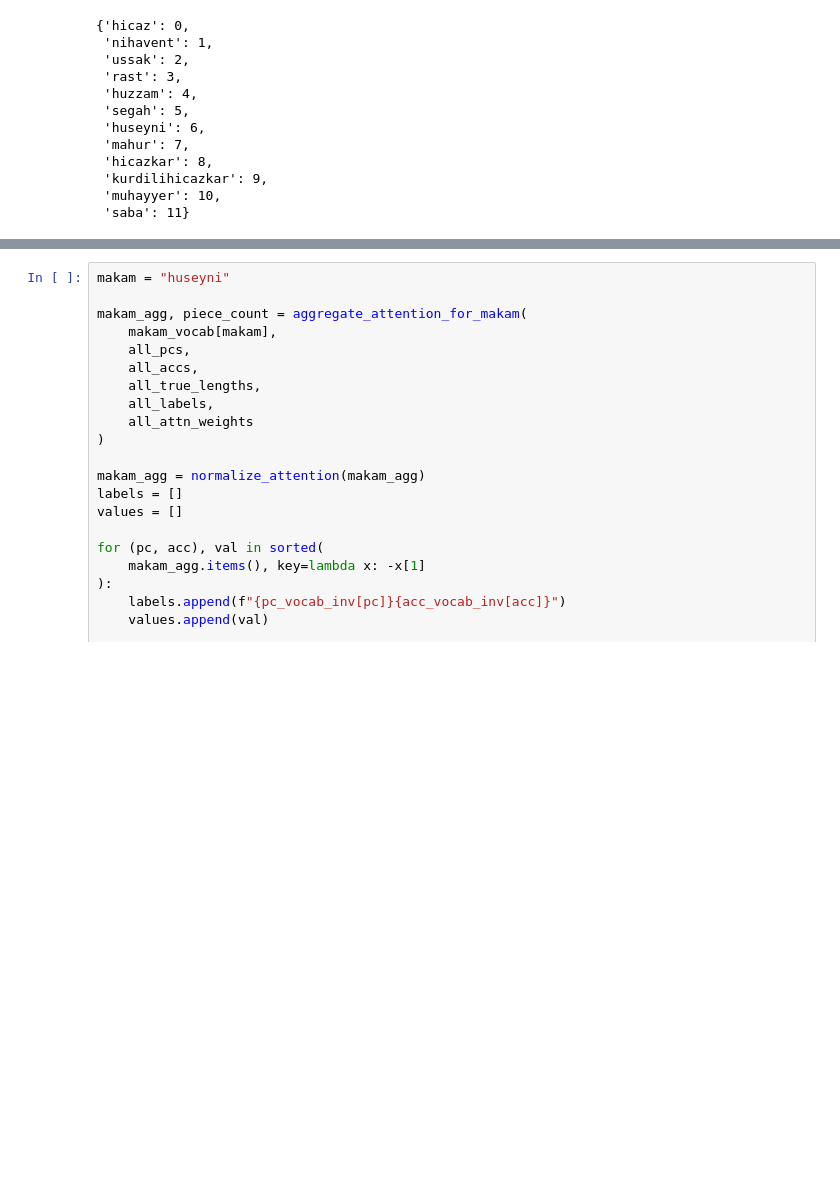
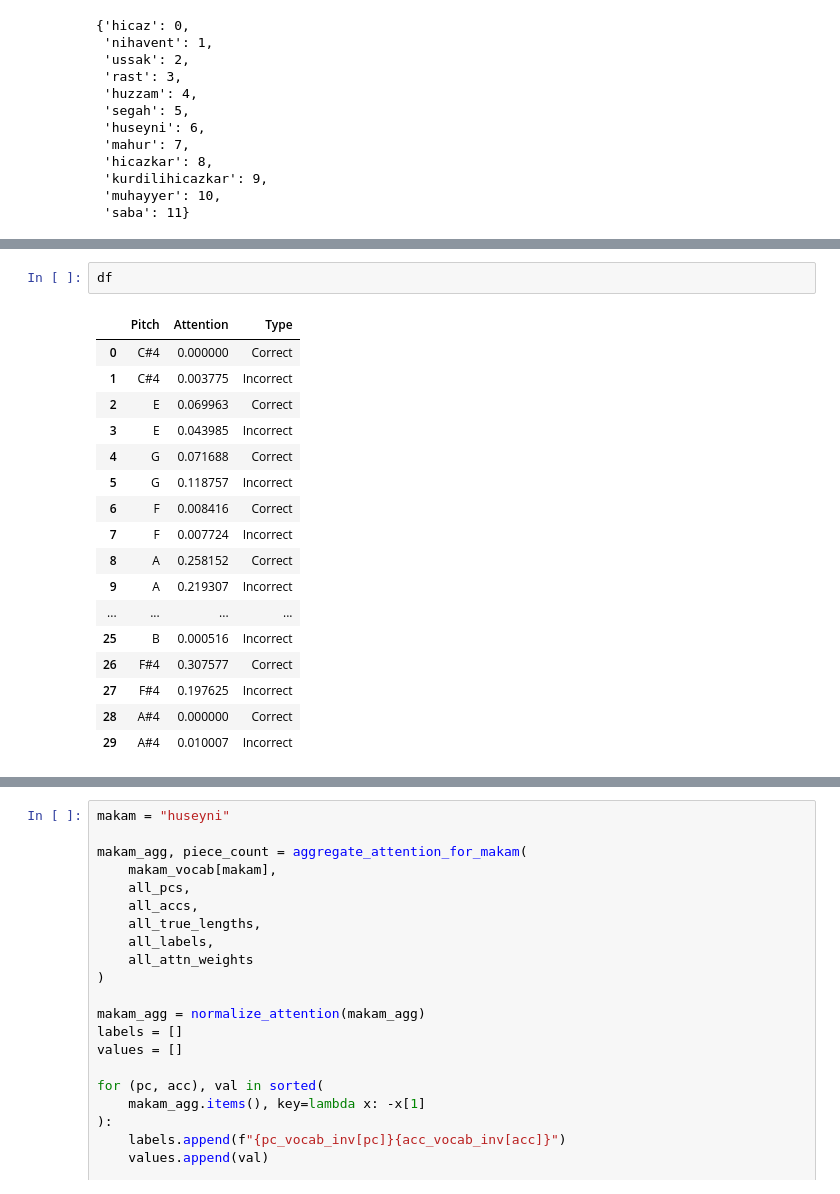
Before and after one commit to ihpar/tmm_rep_learn, a Jupyter notebook: evaluation.ipynb, the cells around one changed output, grey strips where cells are left out. Saved outputs shown, nothing was run; the diff lists cells and outputs as text; blank space fills up the shorter version.

```diff
--- a/evaluation.ipynb
+++ b/evaluation.ipynb
@@ -480,0 +663,20 @@ makam_vocab
+# %%
+df
+# %% [output]
+|  | Pitch | Attention | Type |
+| 0 | C#4 | 0.000000 | Correct |
+| 1 | C#4 | 0.003775 | Incorrect |
+| 2 | E | 0.069963 | Correct |
+| 3 | E | 0.043985 | Incorrect |
+| 4 | G | 0.071688 | Correct |
+| 5 | G | 0.118757 | Incorrect |
+| 6 | F | 0.008416 | Correct |
+| 7 | F | 0.007724 | Incorrect |
+| 8 | A | 0.258152 | Correct |
+| 9 | A | 0.219307 | Incorrect |
+| ... | ... | ... | ... |
+| 25 | B | 0.000516 | Incorrect |
+| 26 | F#4 | 0.307577 | Correct |
+| 27 | F#4 | 0.197625 | Incorrect |
+| 28 | A#4 | 0.000000 | Correct |
+| 29 | A#4 | 0.010007 | Incorrect |
```
Also changed, not shown: parts of 21 cells of this notebook, 11 other files.
